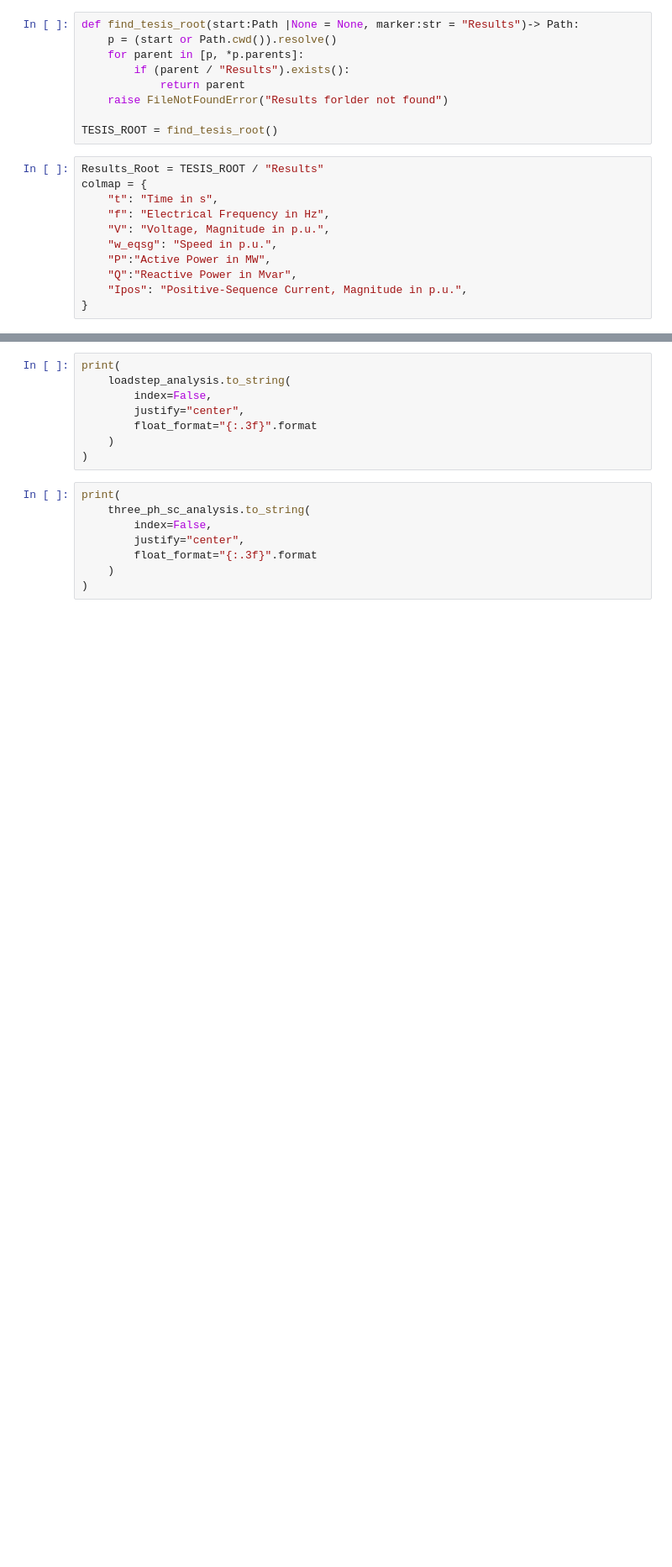
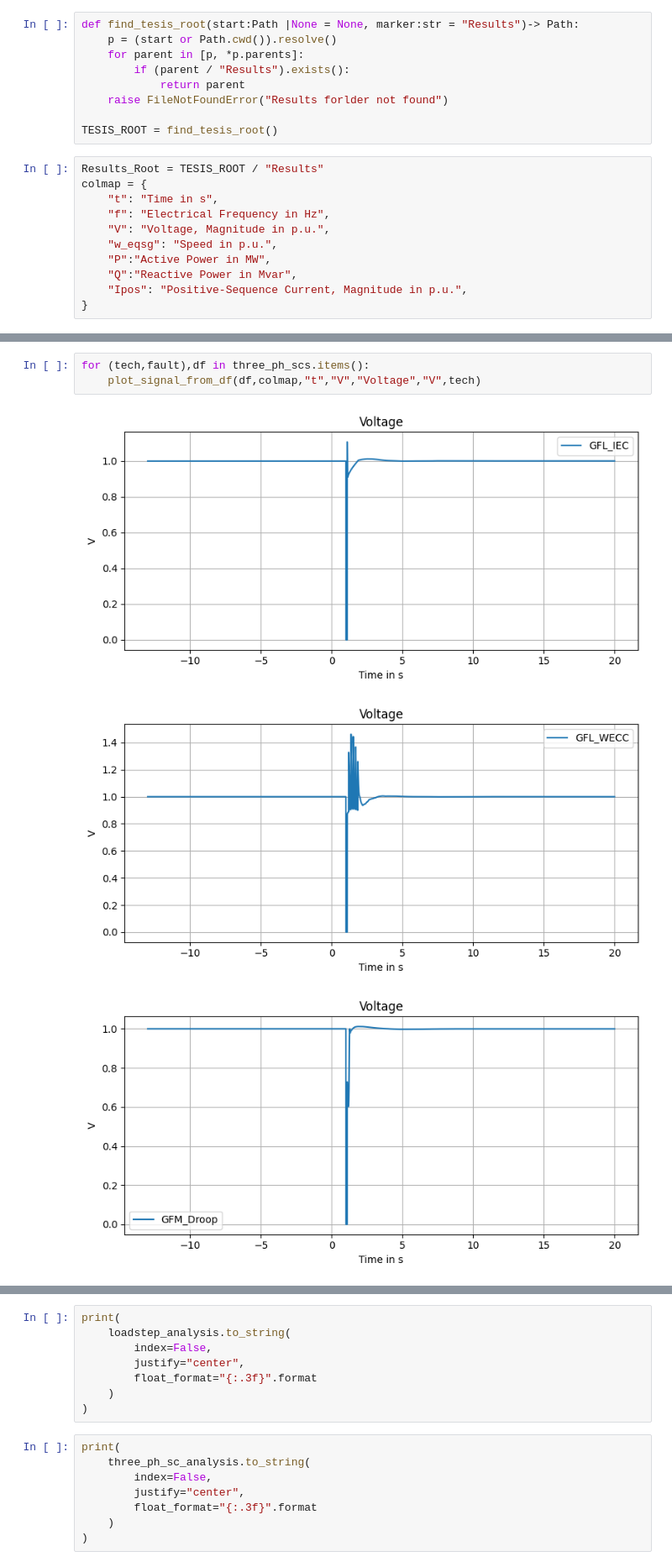
Before and after one commit to marioataveraleon/Thesis, a Jupyter notebook: Scripts/kpis.ipynb, the cells around one changed output, grey strips where cells are left out. Shown at 84% size. Drawn from its saved outputs; the diff is of its cells as text; blank space fills up the shorter version.

```diff
--- a/Scripts/kpis.ipynb
+++ b/Scripts/kpis.ipynb
@@ -330,0 +724,7 @@ loadstep_analysis.head()
+# %%
+for (tech,fault),df in three_ph_scs.items():
+    plot_signal_from_df(df,colmap,"t","V","Voltage","V",tech)
+# %% [output]
+[figure, added]
+[figure, added]
+[figure, added]
```
Also changed, not shown: parts of 16 cells of this notebook.
